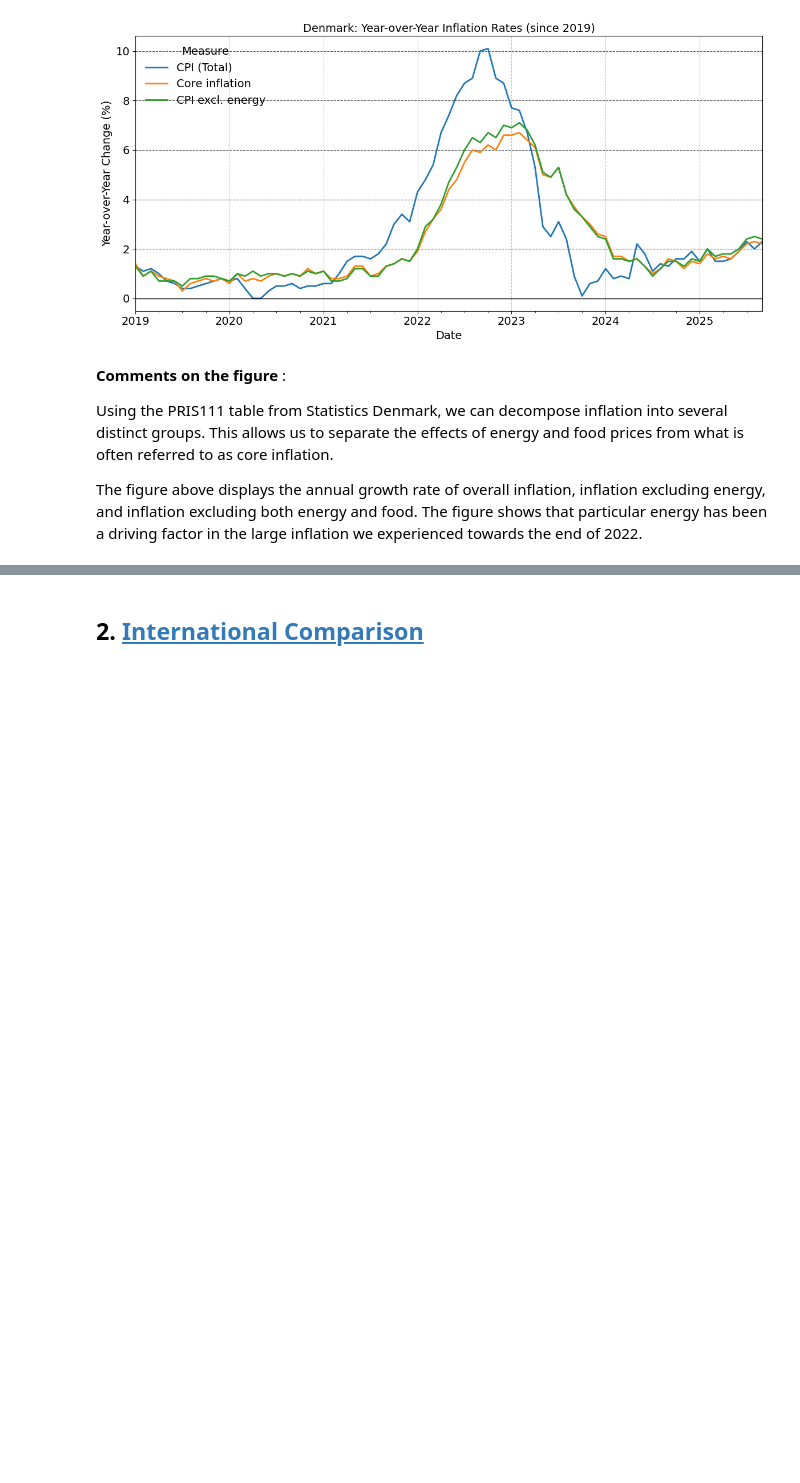
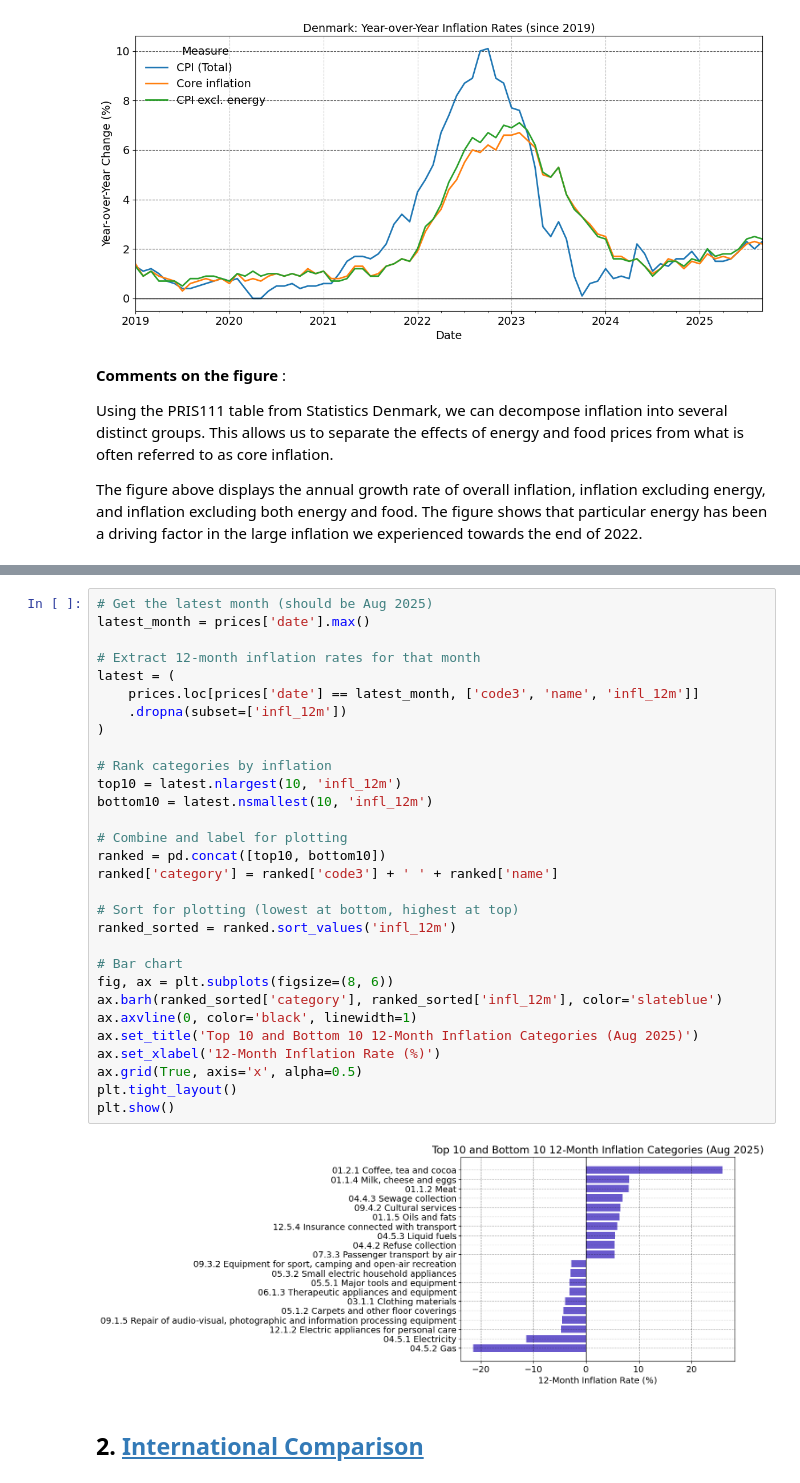
Before and after one commit to makromadskinen/ProgEconGruppe, a Jupyter notebook: Assignment 1/Aflevering.ipynb, the cells around one changed output, grey strips where cells are left out. Saved outputs shown, nothing was run; the diff lists cells and outputs as text; blank space fills up the shorter version.

```diff
--- a/Assignment 1/Aflevering.ipynb
+++ b/Assignment 1/Aflevering.ipynb
@@ -427,3 +691,35 @@ The figure above displays the annual growth rate of overall inflation, inflation
+# %%
+# Get the latest month (should be Aug 2025)
+latest_month = prices['date'].max()
+
+# Extract 12-month inflation rates for that month
+latest = (
+    prices.loc[prices['date'] == latest_month, ['code3', 'name', 'infl_12m']]
+    .dropna(subset=['infl_12m'])
+)
+
+# Rank categories by inflation
+top10 = latest.nlargest(10, 'infl_12m')
+bottom10 = latest.nsmallest(10, 'infl_12m')
+
+# Combine and label for plotting
+ranked = pd.concat([top10, bottom10])
+ranked['category'] = ranked['code3'] + ' ' + ranked['name']
+
+# Sort for plotting (lowest at bottom, highest at top)
+ranked_sorted = ranked.sort_values('infl_12m')
+
+# Bar chart
+fig, ax = plt.subplots(figsize=(8, 6))
+ax.barh(ranked_sorted['category'], ranked_sorted['infl_12m'], color='slateblue')
+ax.axvline(0, color='black', linewidth=1)
+ax.set_title('Top 10 and Bottom 10 12-Month Inflation Categories (Aug 2025)')
+ax.set_xlabel('12-Month Inflation Rate (%)')
+ax.grid(True, axis='x', alpha=0.5)
+plt.tight_layout()
+plt.show()
+# %% [output]
+[figure, added]
 # %% [markdown]
 ## 2. <a id='toc2_'></a>[International Comparison](#toc0_)
 # %% [markdown]
```
Also changed, not shown: parts of 31 cells of this notebook.
